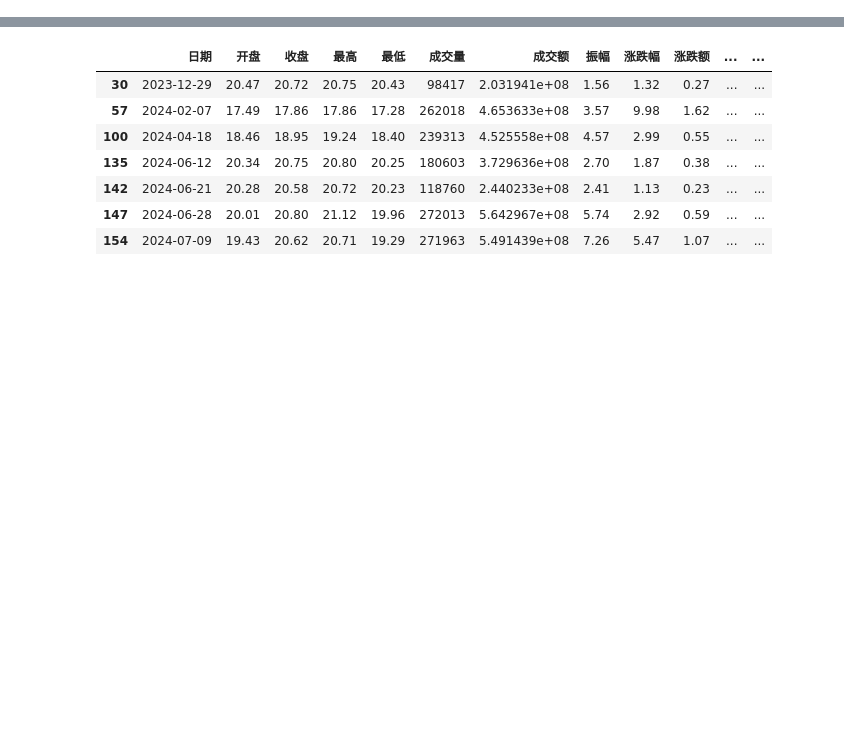
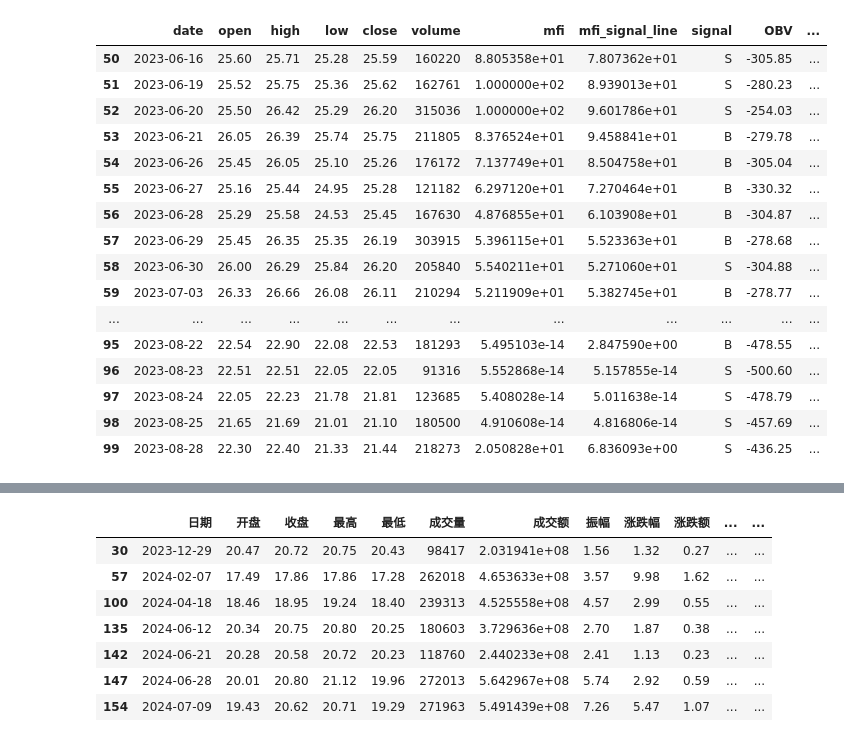
Before and after one commit to ten2net/Sequoia, a Jupyter notebook: 图灵甄选/turing_filter_for_a_stock/notebooks/pandas_ta.ipynb, the cells around one changed output, grey strips where cells are left out. Saved outputs shown, nothing was run; the diff lists cells and outputs as text; code cells hidden in the pictures; blank space fills up the shorter version.

```diff
--- a/图灵甄选/turing_filter_for_a_stock/notebooks/pandas_ta.ipynb
+++ b/图灵甄选/turing_filter_for_a_stock/notebooks/pandas_ta.ipynb
@@ -60,3 +46,29 @@ df
 # 计算简单移动平均线
 df["sma20"] = ta.sma(df['close'], length=20)
 sma20 = df["sma20"]
+# %%
+# 计算简单移动平均线
+df["mfi"] = ta.mfi(high=df['high'],low=df['low'],close=df['close'],volume=df['volume'], length=7)
+df["mfi_signal_line"] = df['mfi'].rolling(window=3).mean()
+df['signal']= ""
+df.loc[df['mfi_signal_line'] > df['mfi'], 'signal'] = "B"
+df.loc[df['mfi_signal_line'] < df['mfi'], 'signal'] = "S"
+df[50:100]
+# %% [output]
+|  | date | open | high | low | close | volume | mfi | mfi_signal_line | signal | OBV | ... |
+| 50 | 2023-06-16 | 25.60 | 25.71 | 25.28 | 25.59 | 160220 | 8.805358e+01 | 7.807362e+01 | S | -305.85 | ... |
+| 51 | 2023-06-19 | 25.52 | 25.75 | 25.36 | 25.62 | 162761 | 1.000000e+02 | 8.939013e+01 | S | -280.23 | ... |
+| 52 | 2023-06-20 | 25.50 | 26.42 | 25.29 | 26.20 | 315036 | 1.000000e+02 | 9.601786e+01 | S | -254.03 | ... |
+| 53 | 2023-06-21 | 26.05 | 26.39 | 25.74 | 25.75 | 211805 | 8.376524e+01 | 9.458841e+01 | B | -279.78 | ... |
+| 54 | 2023-06-26 | 25.45 | 26.05 | 25.10 | 25.26 | 176172 | 7.137749e+01 | 8.504758e+01 | B | -305.04 | ... |
+| 55 | 2023-06-27 | 25.16 | 25.44 | 24.95 | 25.28 | 121182 | 6.297120e+01 | 7.270464e+01 | B | -330.32 | ... |
+| 56 | 2023-06-28 | 25.29 | 25.58 | 24.53 | 25.45 | 167630 | 4.876855e+01 | 6.103908e+01 | B | -304.87 | ... |
+| 57 | 2023-06-29 | 25.45 | 26.35 | 25.35 | 26.19 | 303915 | 5.396115e+01 | 5.523363e+01 | B | -278.68 | ... |
+| 58 | 2023-06-30 | 26.00 | 26.29 | 25.84 | 26.20 | 205840 | 5.540211e+01 | 5.271060e+01 | S | -304.88 | ... |
+| 59 | 2023-07-03 | 26.33 | 26.66 | 26.08 | 26.11 | 210294 | 5.211909e+01 | 5.382745e+01 | B | -278.77 | ... |
+| ... | ... | ... | ... | ... | ... | ... | ... | ... | ... | ... | ... |
+| 95 | 2023-08-22 | 22.54 | 22.90 | 22.08 | 22.53 | 181293 | 5.495103e-14 | 2.847590e+00 | B | -478.55 | ... |
+| 96 | 2023-08-23 | 22.51 | 22.51 | 22.05 | 22.05 | 91316 | 5.552868e-14 | 5.157855e-14 | S | -500.60 | ... |
+| 97 | 2023-08-24 | 22.05 | 22.23 | 21.78 | 21.81 | 123685 | 5.408028e-14 | 5.011638e-14 | S | -478.79 | ... |
+| 98 | 2023-08-25 | 21.65 | 21.69 | 21.01 | 21.10 | 180500 | 4.910608e-14 | 4.816806e-14 | S | -457.69 | ... |
+| 99 | 2023-08-28 | 22.30 | 22.40 | 21.33 | 21.44 | 218273 | 2.050828e+01 | 6.836093e+00 | S | -436.25 | ... |
```
Also changed, not shown: parts of 9 cells of this notebook, 19 other files.
